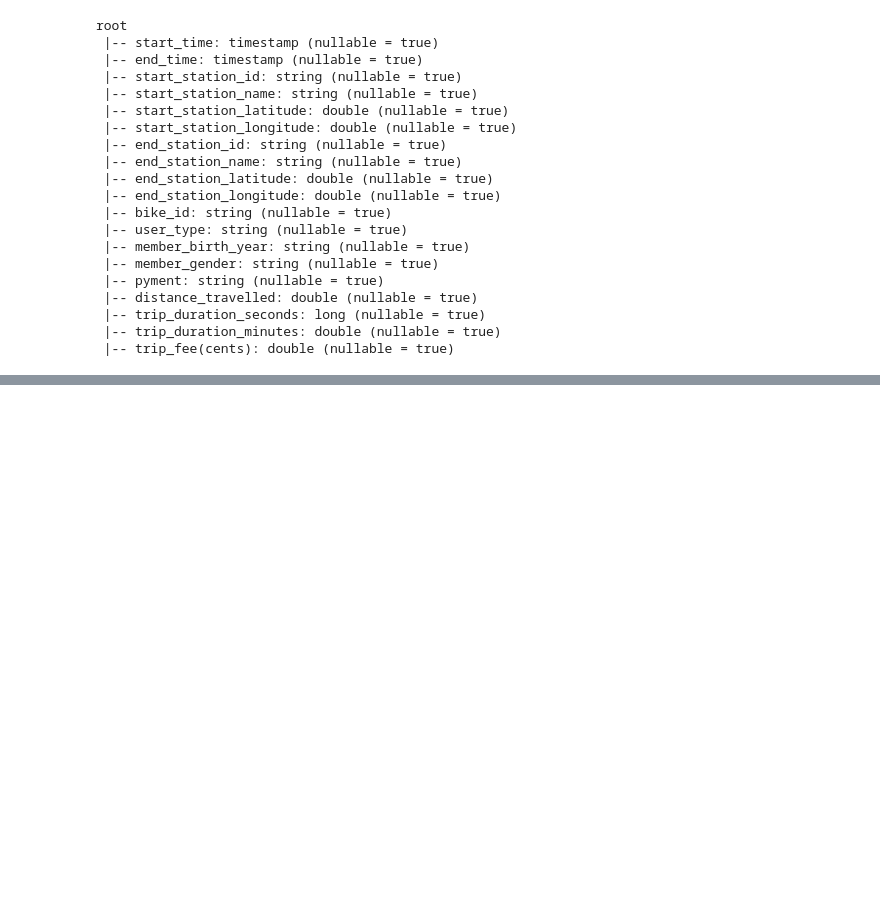
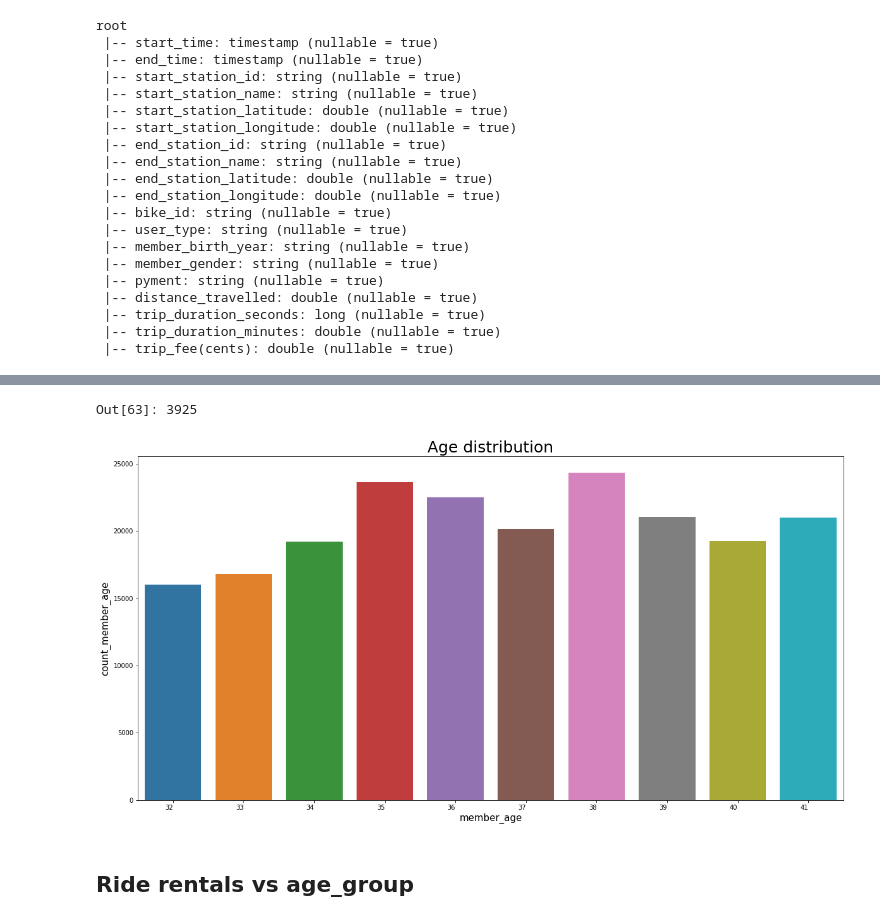
Before and after one commit to JulienAganze/Ford_Go_Bike_Project_Pyspark, a Jupyter notebook: data_manipulation.ipynb, the cells around one changed output, grey strips where cells are left out. Drawn from its saved outputs; the diff is of its cells as text; code cells hidden in the pictures; blank space fills up the shorter version.

```diff
--- a/data_manipulation.ipynb
+++ b/data_manipulation.ipynb
@@ -727,0 +646,2 @@ Out[143]: 15
+# %%
+df1 = df1.withColumn('member_age',df1.member_age.cast('int'))#.printSchema()
@@ -727,0 +664,6 @@ Out[143]: 15
+# %%
+df1.filter(df1['member_age']>72).count()
+# %% [output]
+Out[63]: 3925
+# %%
+age_dist = df1.groupBy('member_age').agg({'member_age':'count'}).orderBy('count(member_age)', ascending=False)#.show()
@@ -727,0 +675,15 @@ Out[143]: 15
+# %%
+age_dist = age_dist.select('*').toPandas()
+# %%
+top_age_dist = age_dist.head(10)
+# %%
+plt.figure(figsize=(20,10))
+graph = sns.barplot(x = top_age_dist['member_age'], y = top_age_dist['count(member_age)'], palette= "tab10")
+graph.set_title("Age distribution", fontsize = 25)
+plt.xlabel('member_age', size=15)
+plt.ylabel('count_member_age', size=15)
+graph.set_xticklabels(graph.get_xticklabels(), rotation= 0, horizontalalignment='right',);
+# %% [output]
+[figure, added]
+# %% [markdown]
+## Ride rentals vs age_group
```
Also changed, not shown: parts of 64 cells of this notebook.
